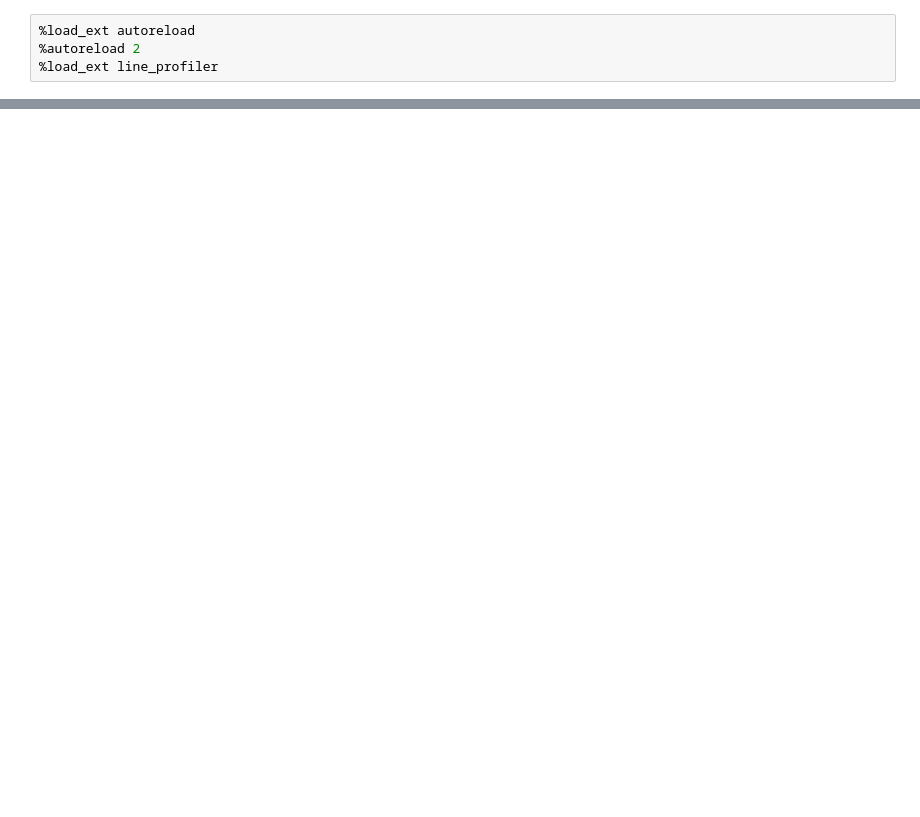
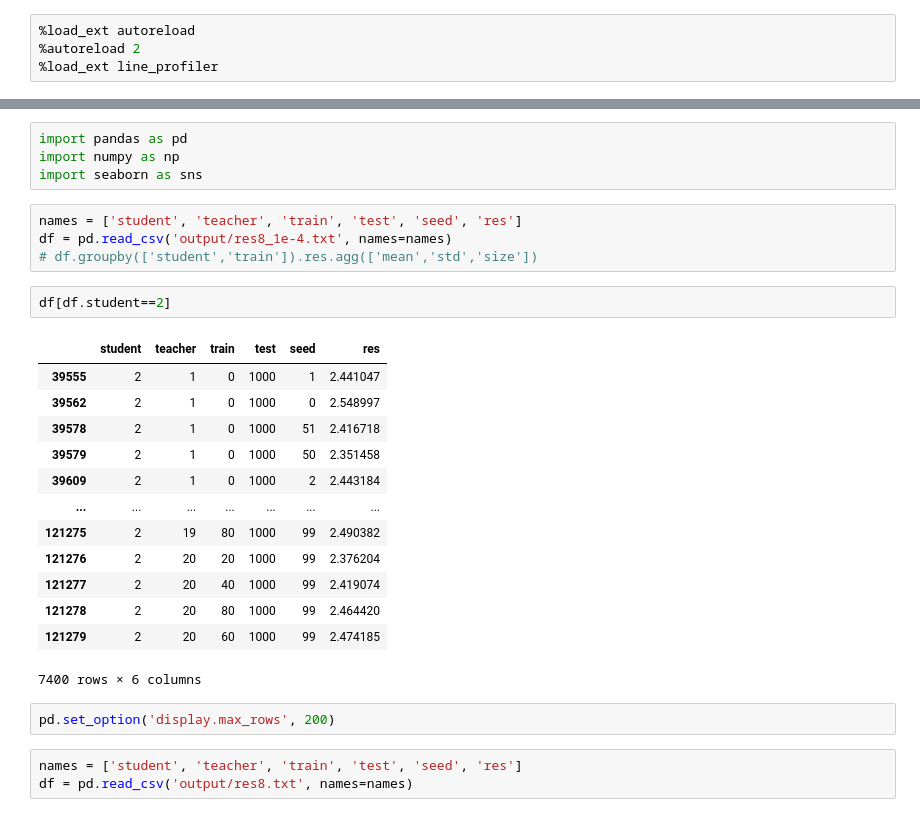
Before and after one commit to saumikn/gymnasium-test, a Jupyter notebook: myopic.ipynb, the cells around one changed output, grey strips where cells are left out. Drawn from its saved outputs; the diff is of its cells as text; blank space fills up the shorter version.

```diff
--- a/myopic.ipynb
+++ b/myopic.ipynb
@@ -97,0 +110,29 @@ for k,v in all_res.items():
+# %%
+import pandas as pd
+import numpy as np
+import seaborn as sns
+# %%
+names = ['student', 'teacher', 'train', 'test', 'seed', 'res']
+df = pd.read_csv('output/res8_1e-4.txt', names=names)
+# df.groupby(['student','train']).res.agg(['mean','std','size'])
+# %%
+df[df.student==2]
+# %% [output]
+|  | student | teacher | train | test | seed | res |
+| 39555 | 2 | 1 | 0 | 1000 | 1 | 2.441047 |
+| 39562 | 2 | 1 | 0 | 1000 | 0 | 2.548997 |
+| 39578 | 2 | 1 | 0 | 1000 | 51 | 2.416718 |
+| 39579 | 2 | 1 | 0 | 1000 | 50 | 2.351458 |
+| 39609 | 2 | 1 | 0 | 1000 | 2 | 2.443184 |
+| ... | ... | ... | ... | ... | ... | ... |
+| 121275 | 2 | 19 | 80 | 1000 | 99 | 2.490382 |
+| 121276 | 2 | 20 | 20 | 1000 | 99 | 2.376204 |
+| 121277 | 2 | 20 | 40 | 1000 | 99 | 2.419074 |
+| 121278 | 2 | 20 | 80 | 1000 | 99 | 2.464420 |
+| 121279 | 2 | 20 | 60 | 1000 | 99 | 2.474185 |
+7400 rows × 6 columns
+# %%
+pd.set_option('display.max_rows', 200)
+# %%
+names = ['student', 'teacher', 'train', 'test', 'seed', 'res']
+df = pd.read_csv('output/res8.txt', names=names)
```
Also changed, not shown: parts of 22 cells of this notebook, 10 other files.
